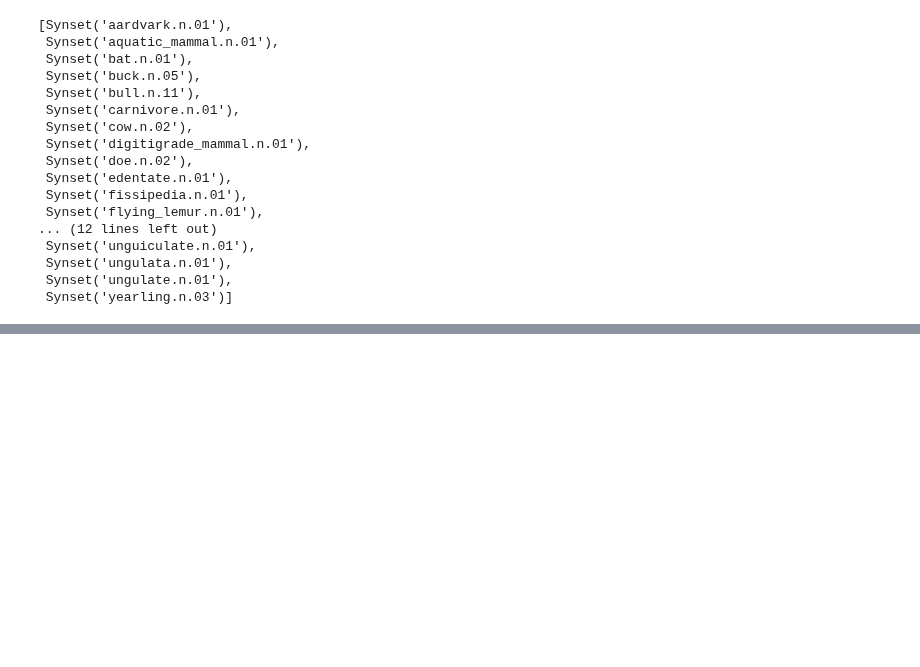
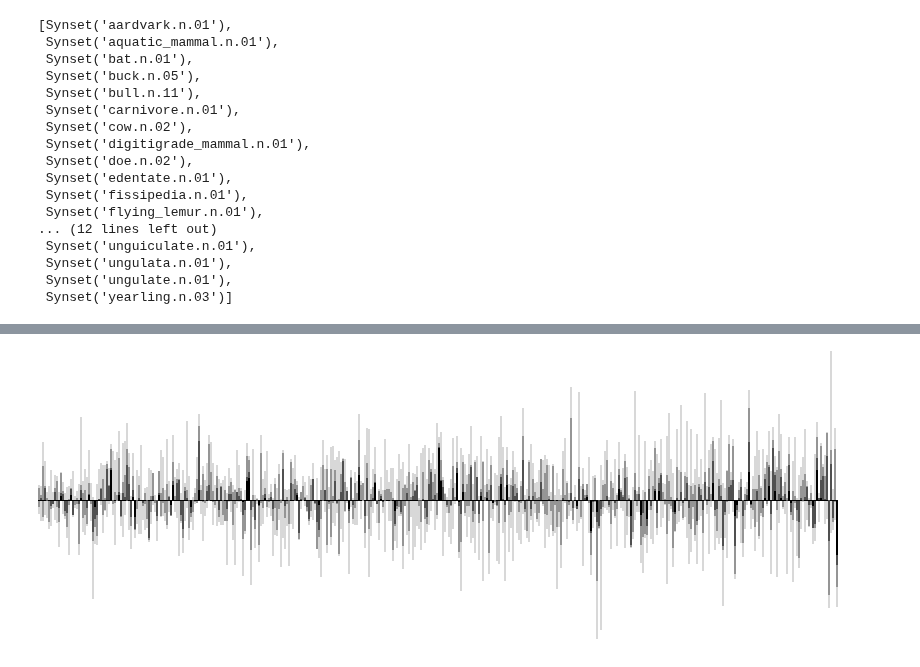
Before and after one commit to undertherain/vsmlib, a Jupyter notebook: python/matrices.ipynb, the cells around one changed output, grey strips where cells are left out. Cells and saved outputs as stored; diff of their text form; code cells hidden in the pictures; blank space fills up the shorter version.

```diff
--- a/python/matrices.ipynb
+++ b/python/matrices.ipynb
@@ -412,0 +410,13 @@ sys.version_info(major=3, minor=4, micro=2, releaselevel='final', serial=0)
+# %%
+#a=np.zeros(shape=(2,20),dtype=float,order="F")
+#a[0,1]=-0.5
+#a[1,0]=0.5
+#a
+m.normalize()
+words2=["run","walk","swim","dare"]
+a=wordlist_to_rows(m,words2)
+# %%
+#create image of a proper size
+rows_to_img_array(a)
+# %% [output]
+[figure, added]
```
Also changed, not shown: parts of 9 cells of this notebook, 3 other files.
